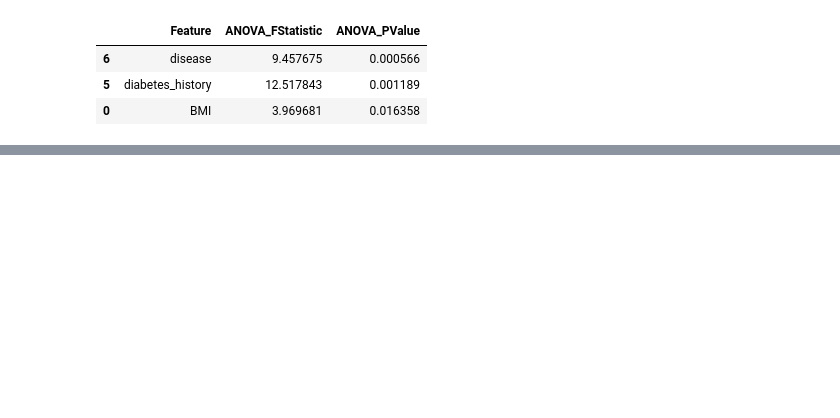
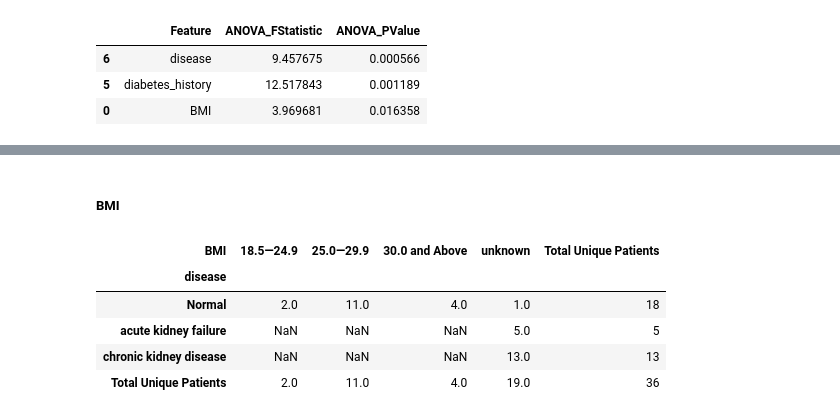
Before and after one commit to CostaLab/PILOT, a Jupyter notebook: Tutorial/Kidney_trajectory.ipynb, the cells around one changed output, grey strips where cells are left out. Drawn from its saved outputs; the diff is of its cells as text; code cells hidden in the pictures; blank space fills up the shorter version.

```diff
--- a/Tutorial/Kidney_trajectory.ipynb
+++ b/Tutorial/Kidney_trajectory.ipynb
@@ -126,2 +119,0 @@ pl.pl.trajectory(adata_filtered, colors = ['red','orange','Blue'])
-# %%
-pl.pl.fit_pricipla_graph(adata_filtered, source_node = 2)
@@ -170,0 +145,12 @@ pl.pl.trajectory(adata_filtered, colors = colors)
+# %% [markdown]
+##### BMI
+# %%
+contingency_table = pd.crosstab(adata_filtered.obs['disease'], adata_filtered.obs['BMI'],values=adata_filtered.obs['donor_id'], aggfunc=pd.Series.nunique, margins=True, margins_name='Total Unique Patients')
+contingency_table
+# %% [output]
+| BMI | 18.5—24.9 | 25.0—29.9 | 30.0 and Above | unknown | Total Unique Patients |
+| disease |  |  |  |  |  |
+| Normal | 2.0 | 11.0 | 4.0 | 1.0 | 18 |
+| acute kidney failure | NaN | NaN | NaN | 5.0 | 5 |
+| chronic kidney disease | NaN | NaN | NaN | 13.0 | 13 |
+| Total Unique Patients | 2.0 | 11.0 | 4.0 | 19.0 | 36 |
```
Also changed, not shown: parts of 28 cells of this notebook, 22 other files.
